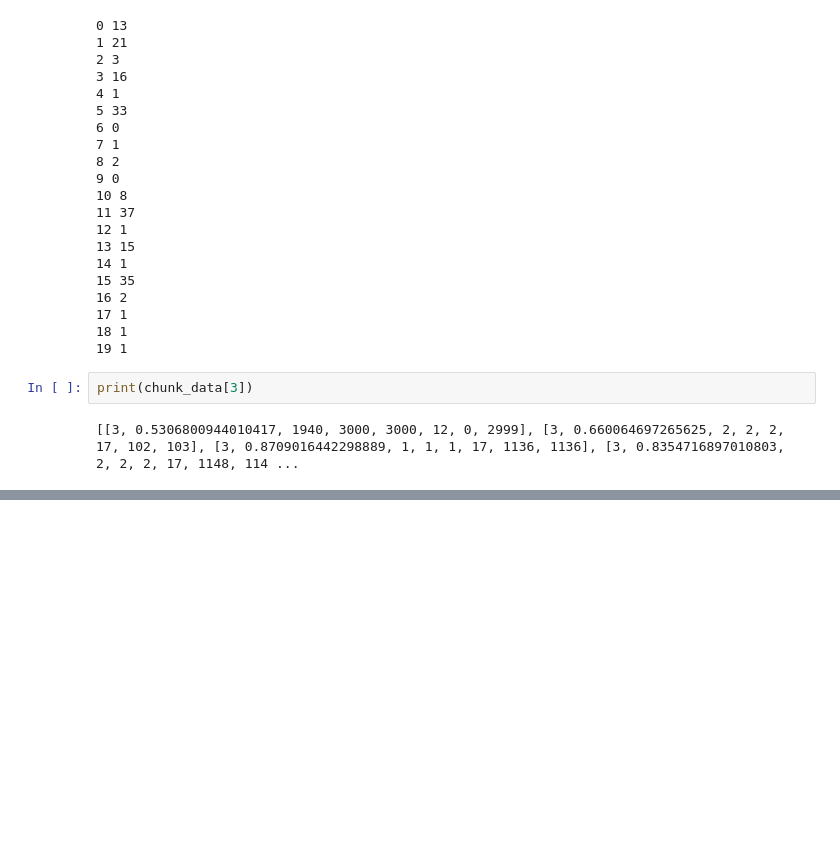
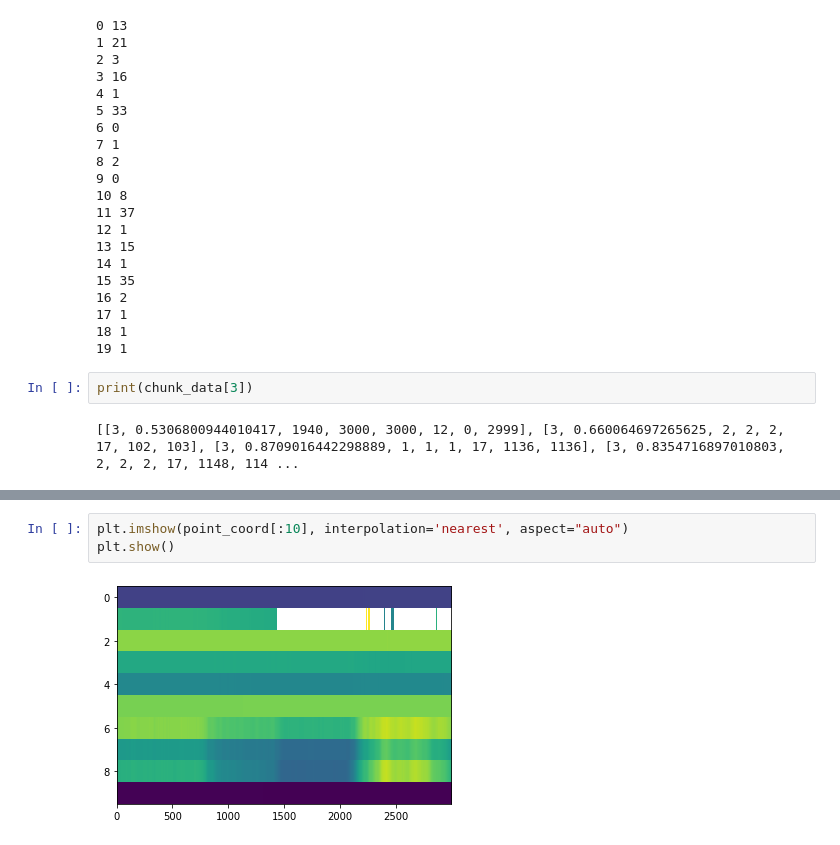
Before and after one commit to AlexKaiLe/Harvard, a Jupyter notebook: Python_Files/Skeleton_basic.ipynb, the cells around one changed output, grey strips where cells are left out. Drawn from its saved outputs; the diff is of its cells as text; blank space fills up the shorter version.

```diff
--- a/Python_Files/Skeleton_basic.ipynb
+++ b/Python_Files/Skeleton_basic.ipynb
@@ -675,0 +748,5 @@ for i in range(20):
+# %%
+plt.imshow(point_coord[:10], interpolation='nearest', aspect="auto")
+plt.show()
+# %% [output]
+[figure, added]
```
Also changed, not shown: parts of 4 cells of this notebook.
